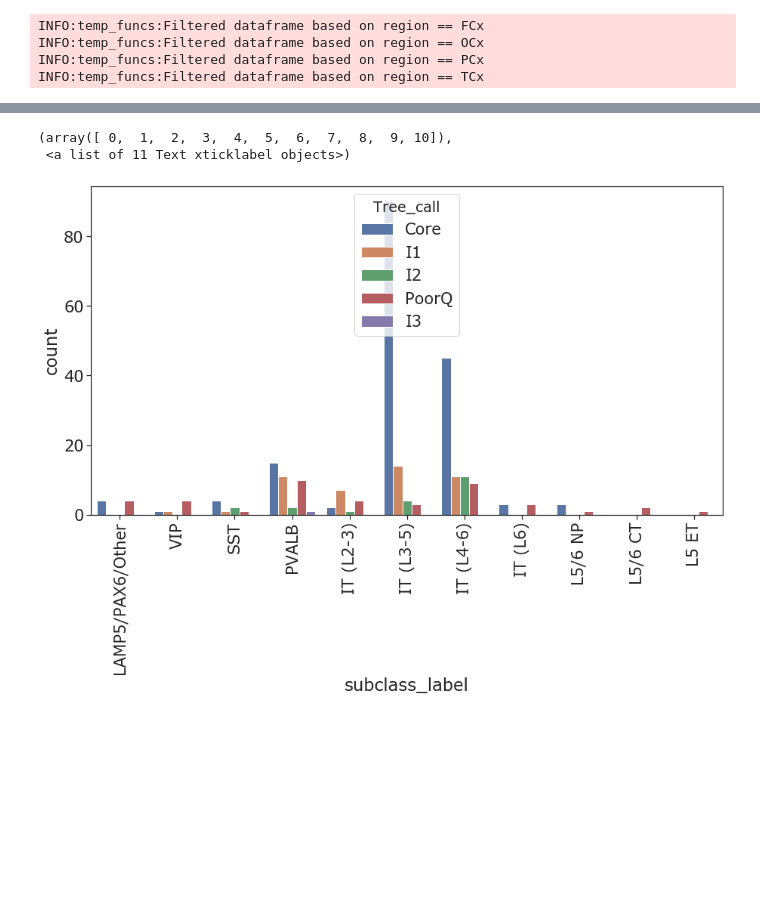
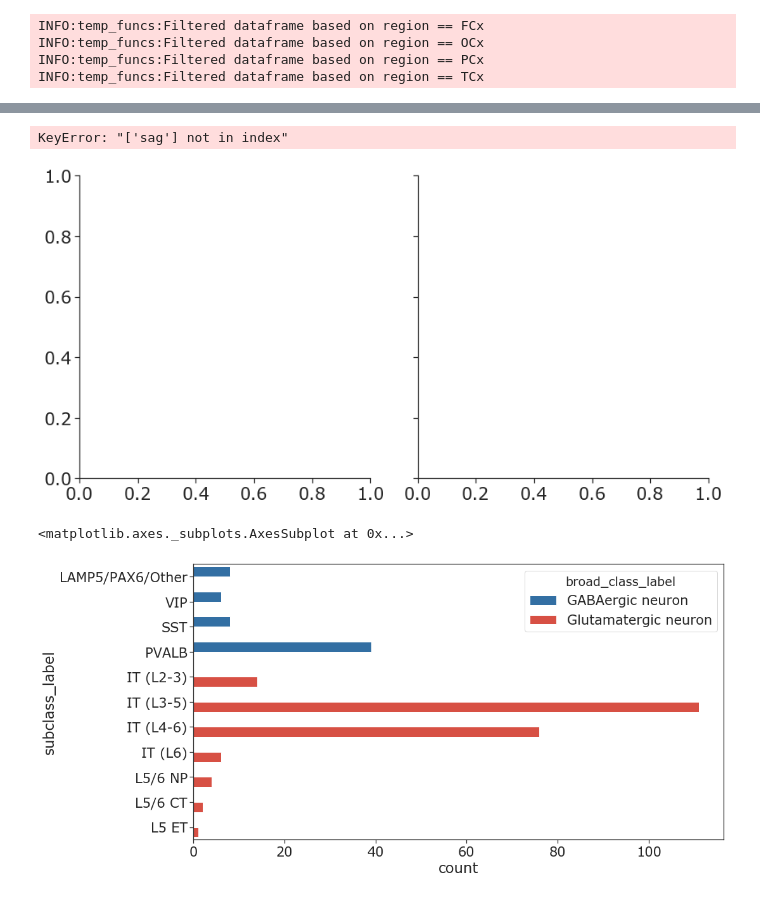
Before and after one commit to ramr24/Personal, a Jupyter notebook: human_l4_project/human_l4_ephys.ipynb, the cells around one changed output, grey strips where cells are left out. Drawn from its saved outputs; the diff is of its cells as text; code cells hidden in the pictures; blank space fills up the shorter version.

```diff
--- a/human_l4_project/human_l4_ephys.ipynb
+++ b/human_l4_project/human_l4_ephys.ipynb
@@ -24,7 +24,8 @@ plot_path = os.path.join(path, "plot/")
 path_shiny_human = os.path.join(csv_path, "current_shiny_human.csv")
 path_ephys = os.path.join(csv_path, "ephys_hIVSCC_MET.csv")
 # %%
-fields_ephys = ["name", "vrest", "ri", "sag", "tau"]
+fields_ephys = ["name", "vrest", "ri", "sag", "tau",
+                "upstroke_downstroke_ratio_long_square", "latency", "f_i_curve_slope"]
 
 fields_shiny = ["cell_name", "roi", "cell_specimen_project", "Norm_Marker_Sum.0.4_label",
                 "marker_sum_norm_label", "rna_amplification_pass_fail",
@@ -87,0 +71,9 @@ INFO:temp_funcs:Read file in as a pandas dataframe
+# %%
+ephys = read_file(path_ephys, fields_ephys) #1449 rows
+ephys.rename(columns={"vrest": "Vm(mV)", "ri": "Input Resistance(MΩ)",
+                       "sag" : "Sag Fraction", "tau": "τ(s)",
+                       "upstroke_downstroke_ratio_long_square": "LS AP up/downstoke", "latency" : "Latency",
+                       "f_i_curve_slope" : "F-I Curve"}, inplace=True)
+ephys_list = ["Vm(mV)", "Input Resistance(MΩ)", "Sag Fraction", "τ(s)",
+                      "LS AP up/downstoke", "Latency", "F-I Curve"]
+ephys
@@ -100,5 +123,5 @@ INFO:temp_funcs:Merged two pandas dataframe into one dataframe
 # %%
-merged.dropna(subset=["vrest", "ri", "sag", "tau"], inplace=True) #311 rows
+merged.dropna(subset=ephys_list, inplace=True) #311 rows
 # %%
 merged
 # %% [output]
@@ -175,0 +199,3 @@ ax = sns.barplot(x="region", y="proportion", data=piv_df, order=["FCx", "OCx", "
+# %%
+broad_class_colors = {"GABAergic neuron": "#2171b5", "Glutamatergic neuron": "#ef3b2c"}
+region_colors = {"FCx": "#2171b5", "TCx": "#ef3b2c"}
@@ -175,0 +223,9 @@ ax = sns.barplot(x="region", y="proportion", data=piv_df, order=["FCx", "OCx", "
+# %%
+g = sns.FacetGrid(data=merged, col="broad_class_label", height=6, aspect=1)
+g = g.map(sns.violinplot, "region", "sag", order=["FCx", "TCx"], palette=region_colors)
+g.set_titles("{col_name}")
+#g.fig.subplots_adjust(wspace=0.05, hspace=0.1)
+#Sag is higher for FCx
+# %% [output]
+KeyError: "['sag'] not in index"
+[figure, added]
@@ -176,8 +241,6 @@ ax = sns.barplot(x="region", y="proportion", data=piv_df, order=["FCx", "OCx", "
 # %%
 fig, ax = plt.subplots(figsize=(15,8))
-sns.countplot(data=d["TCx"], x="subclass_label", hue="Tree_call")
-plt.xticks(rotation=90)
+sns.countplot(data=d["TCx"], y="subclass_label", hue="broad_class_label", palette=broad_class_colors)
 # %% [output]
-(array([ 0,  1,  2,  3,  4,  5,  6,  7,  8,  9, 10]),
- <a list of 11 Text xticklabel objects>)
+<matplotlib.axes._subplots.AxesSubplot at 0x...>
-[figure, old version]
+[figure, new version]
```
Also changed, not shown: parts of 18 cells of this notebook, 1 other file.
